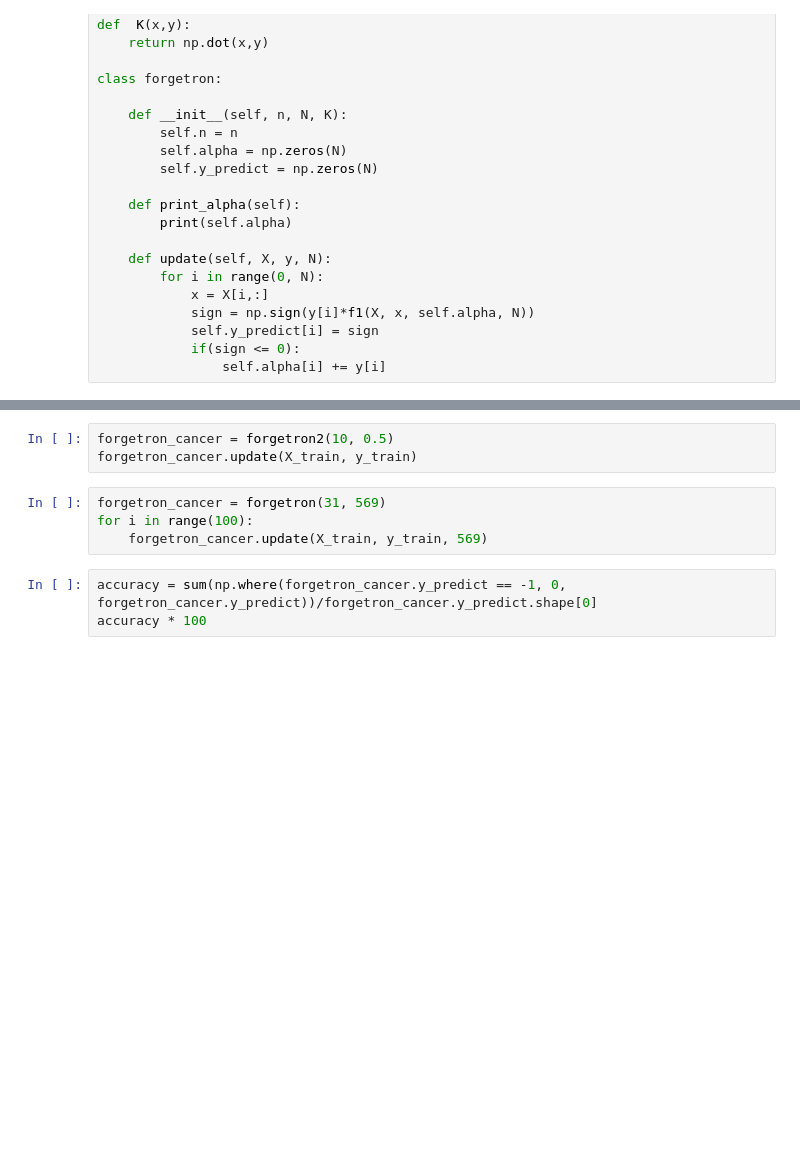
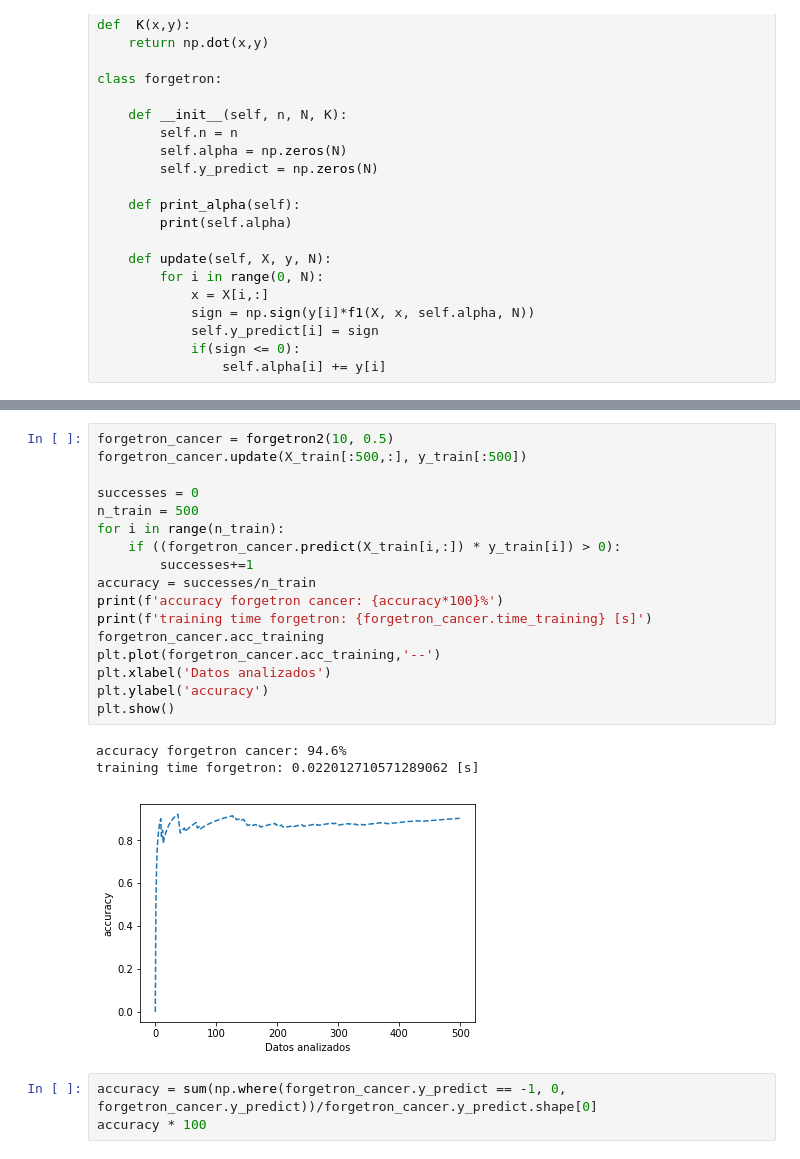
Before and after one commit to GaboPP/Perceptron, a Jupyter notebook: Enunciado.ipynb, the cells around one changed output, grey strips where cells are left out. Drawn from its saved outputs; the diff is of its cells as text; blank space fills up the shorter version.

Commit message:
forgetron 100 Ok

```diff
--- a/Enunciado.ipynb
+++ b/Enunciado.ipynb
@@ -242,10 +265,24 @@ class forgetron2:
-# %%
-forgetron_cancer = forgetron2(10, 0.5)
-forgetron_cancer.update(X_train, y_train)
-# %%
-forgetron_cancer = forgetron(31, 569)
-for i in range(100):
-    forgetron_cancer.update(X_train, y_train, 569)
+# %%
+forgetron_cancer = forgetron2(10, 0.5)
+forgetron_cancer.update(X_train[:500,:], y_train[:500])
+
+successes = 0
+n_train = 500
+for i in range(n_train):
+    if ((forgetron_cancer.predict(X_train[i,:]) * y_train[i]) > 0):
+        successes+=1
+accuracy = successes/n_train
+print(f'accuracy forgetron cancer: {accuracy*100}%')
+print(f'training time forgetron: {forgetron_cancer.time_training} [s]')
+forgetron_cancer.acc_training
+plt.plot(forgetron_cancer.acc_training,'--')
+plt.xlabel('Datos analizados')
+plt.ylabel('accuracy')
+plt.show()
+# %% [output]
+accuracy forgetron cancer: 94.6%
+training time forgetron: 0.022012710571289062 [s]
+[figure, added]
 # %%
 accuracy = sum(np.where(forgetron_cancer.y_predict == -1, 0, forgetron_cancer.y_predict))/forgetron_cancer.y_predict.shape[0]
 accuracy * 100
```
Also changed, not shown: parts of 2 cells of this notebook.
